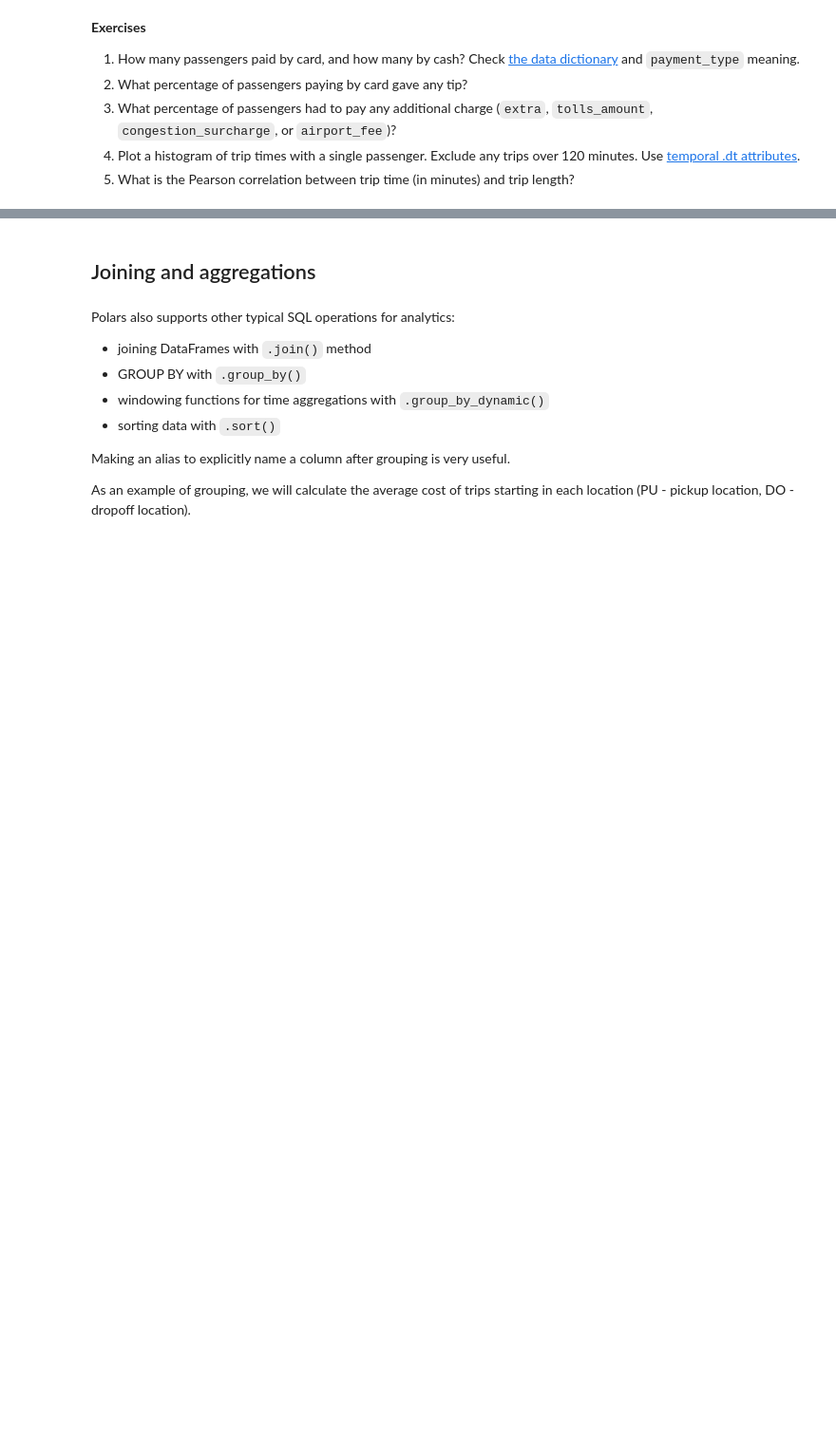
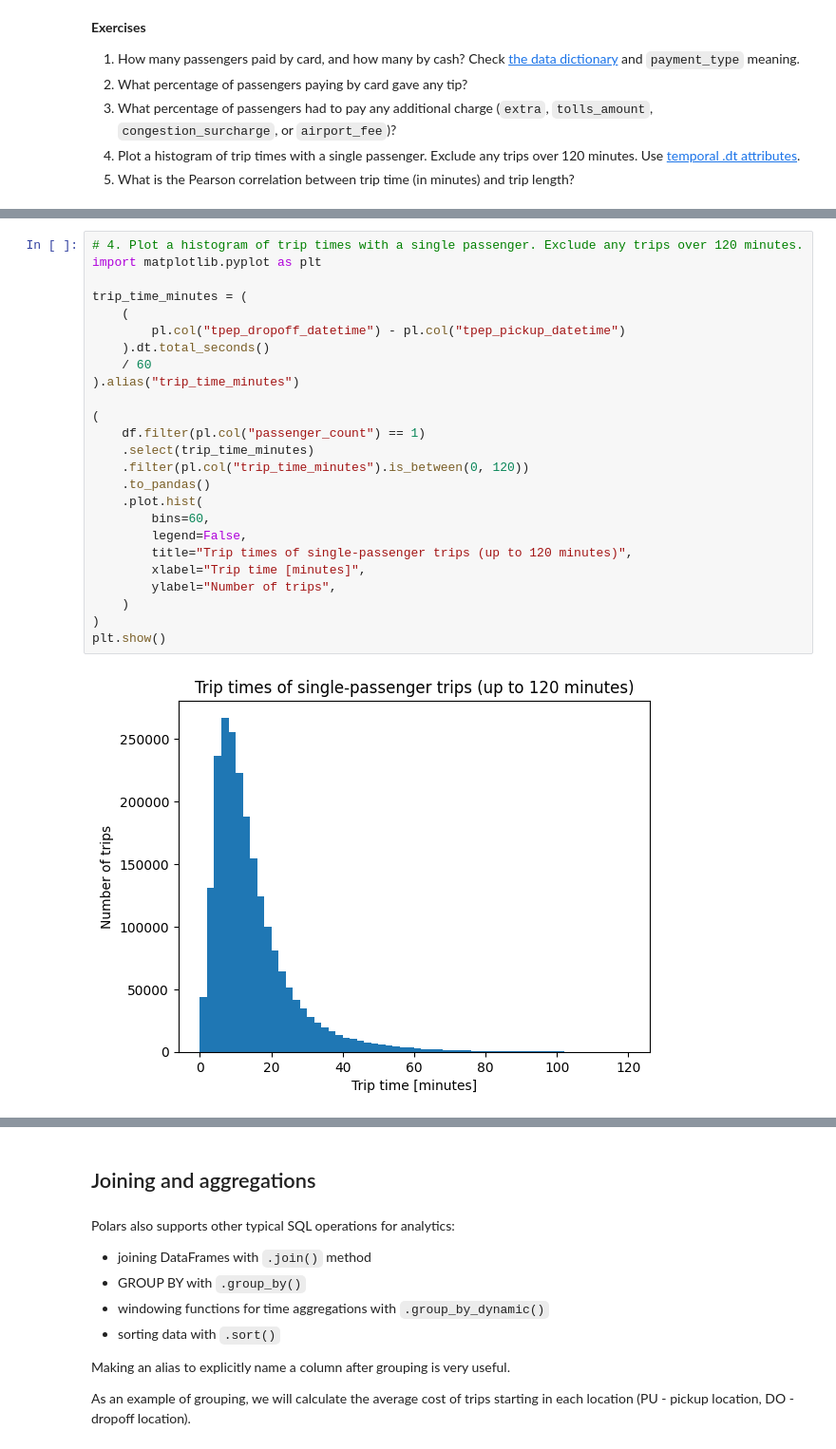
Before and after one commit to pkaramon/ML_OPS, a Jupyter notebook: lab03/notebook_polars.ipynb, the cells around one changed output, grey strips where cells are left out. Shown at 95% size. Cells and saved outputs as stored; diff of their text form; blank space fills up the shorter version.

```diff
--- a/lab03/notebook_polars.ipynb
+++ b/lab03/notebook_polars.ipynb
@@ -177,0 +496,27 @@ df_passengers
+# %%
+# 4. Plot a histogram of trip times with a single passenger. Exclude any trips over 120 minutes.
+import matplotlib.pyplot as plt
+
+trip_time_minutes = (
+    (
+        pl.col("tpep_dropoff_datetime") - pl.col("tpep_pickup_datetime")
+    ).dt.total_seconds()
+    / 60
+).alias("trip_time_minutes")
+
+(
+    df.filter(pl.col("passenger_count") == 1)
+    .select(trip_time_minutes)
+    .filter(pl.col("trip_time_minutes").is_between(0, 120))
+    .to_pandas()
+    .plot.hist(
+        bins=60,
+        legend=False,
+        title="Trip times of single-passenger trips (up to 120 minutes)",
+        xlabel="Trip time [minutes]",
+        ylabel="Number of trips",
+    )
+)
+plt.show()
+# %% [output]
+[figure, added]
```
Also changed, not shown: parts of 61 cells of this notebook.
